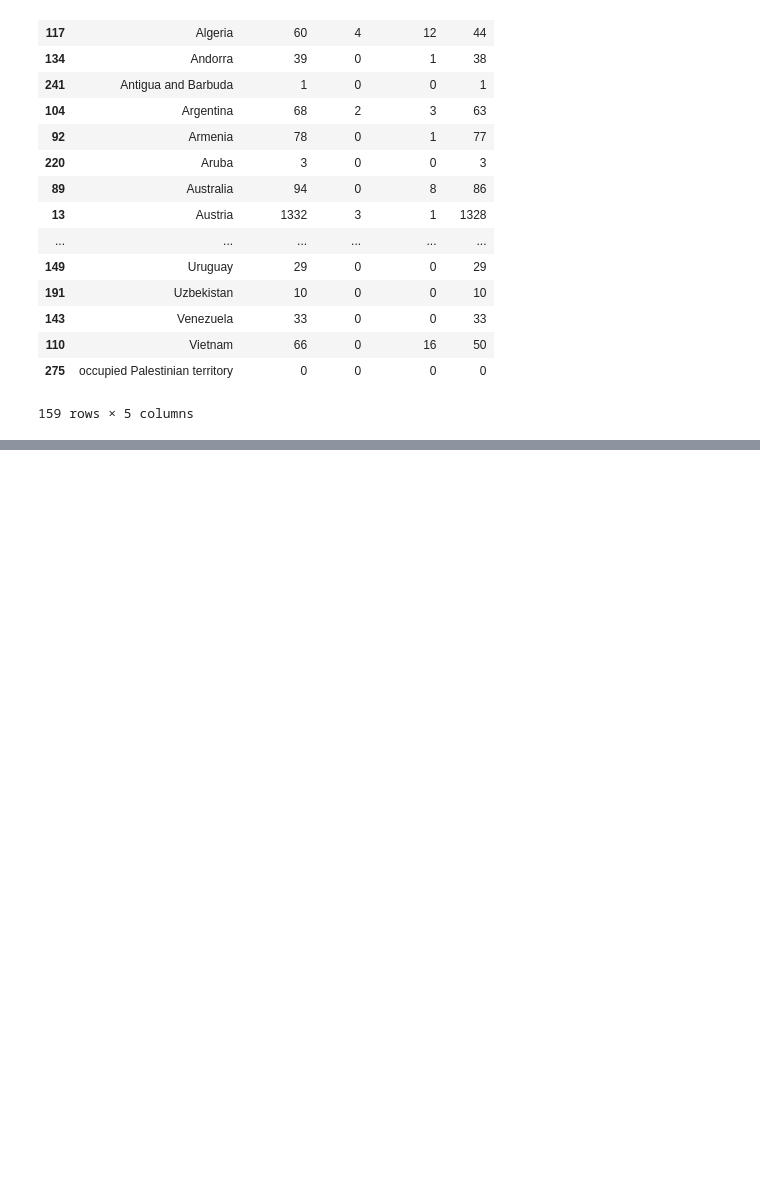
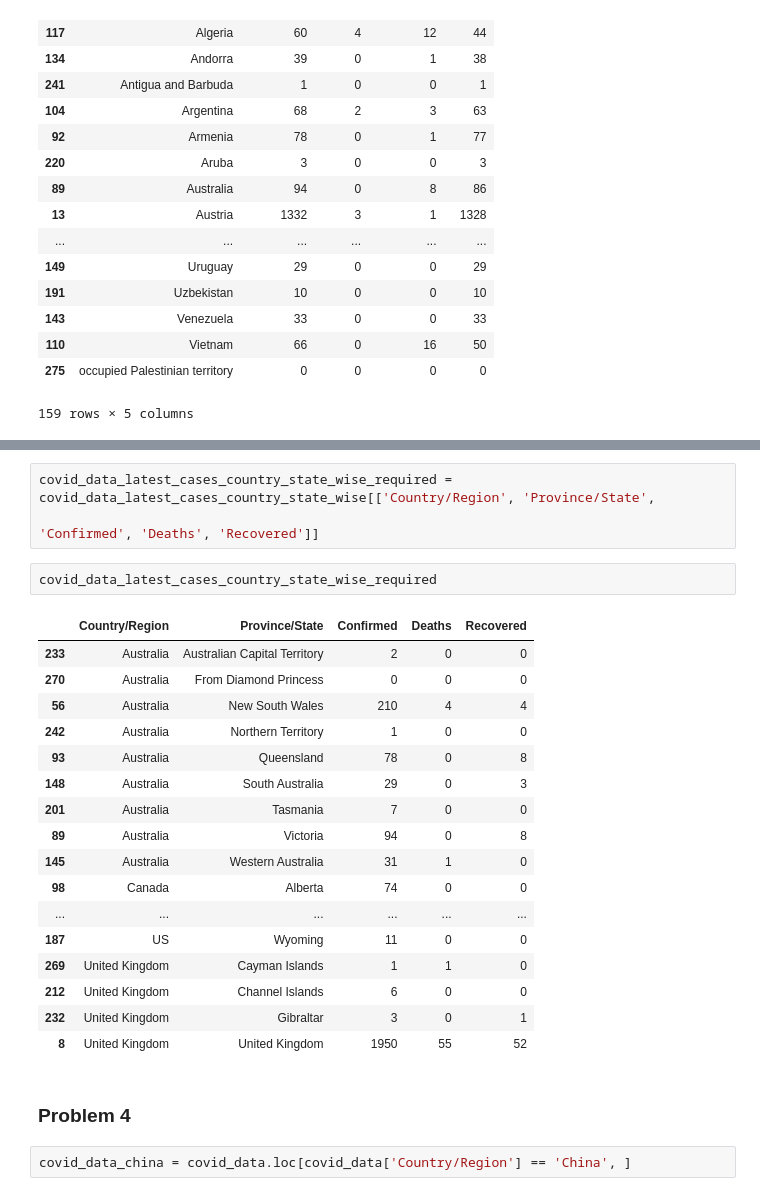
Before and after one commit to mreddy1992/learn-pandas, a Jupyter notebook: covid19-eda.ipynb, the cells around one changed output, grey strips where cells are left out. Saved outputs shown, nothing was run; the diff lists cells and outputs as text; blank space fills up the shorter version.

```diff
--- a/covid19-eda.ipynb
+++ b/covid19-eda.ipynb
@@ -88,0 +115,27 @@ covid_data_latest_cases_country_wise_required
+# %%
+covid_data_latest_cases_country_state_wise_required = covid_data_latest_cases_country_state_wise[['Country/Region', 'Province/State',
+                                                                                                  'Confirmed', 'Deaths', 'Recovered']]
+# %%
+covid_data_latest_cases_country_state_wise_required
+# %% [output]
+|  | Country/Region | Province/State | Confirmed | Deaths | Recovered |
+| 233 | Australia | Australian Capital Territory | 2 | 0 | 0 |
+| 270 | Australia | From Diamond Princess | 0 | 0 | 0 |
+| 56 | Australia | New South Wales | 210 | 4 | 4 |
+| 242 | Australia | Northern Territory | 1 | 0 | 0 |
+| 93 | Australia | Queensland | 78 | 0 | 8 |
+| 148 | Australia | South Australia | 29 | 0 | 3 |
+| 201 | Australia | Tasmania | 7 | 0 | 0 |
+| 89 | Australia | Victoria | 94 | 0 | 8 |
+| 145 | Australia | Western Australia | 31 | 1 | 0 |
+| 98 | Canada | Alberta | 74 | 0 | 0 |
+| ... | ... | ... | ... | ... | ... |
+| 187 | US | Wyoming | 11 | 0 | 0 |
+| 269 | United Kingdom | Cayman Islands | 1 | 1 | 0 |
+| 212 | United Kingdom | Channel Islands | 6 | 0 | 0 |
+| 232 | United Kingdom | Gibraltar | 3 | 0 | 1 |
+| 8 | United Kingdom | United Kingdom | 1950 | 55 | 52 |
+# %% [markdown]
+### Problem 4
+# %%
+covid_data_china = covid_data.loc[covid_data['Country/Region'] == 'China', ]
```
Also changed, not shown: parts of 7 cells of this notebook.
